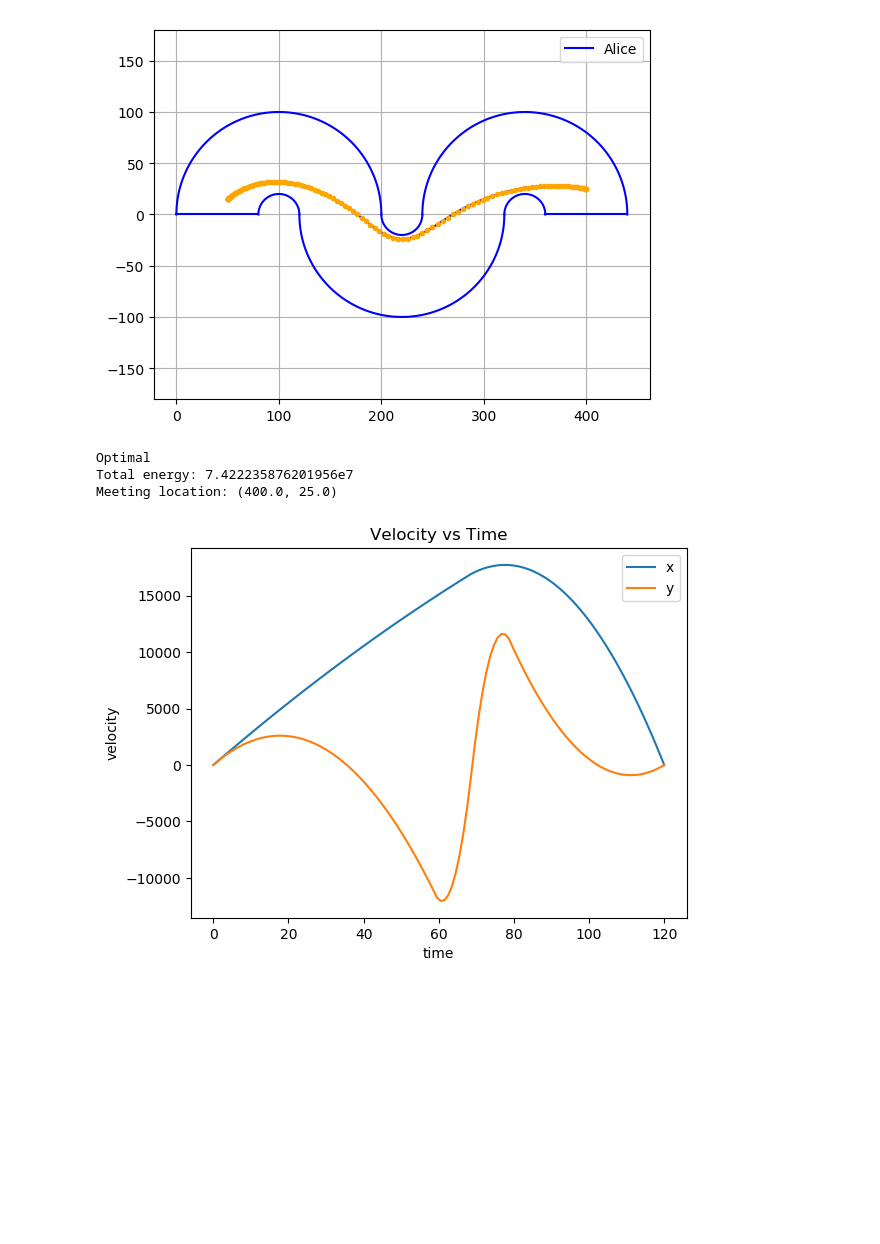
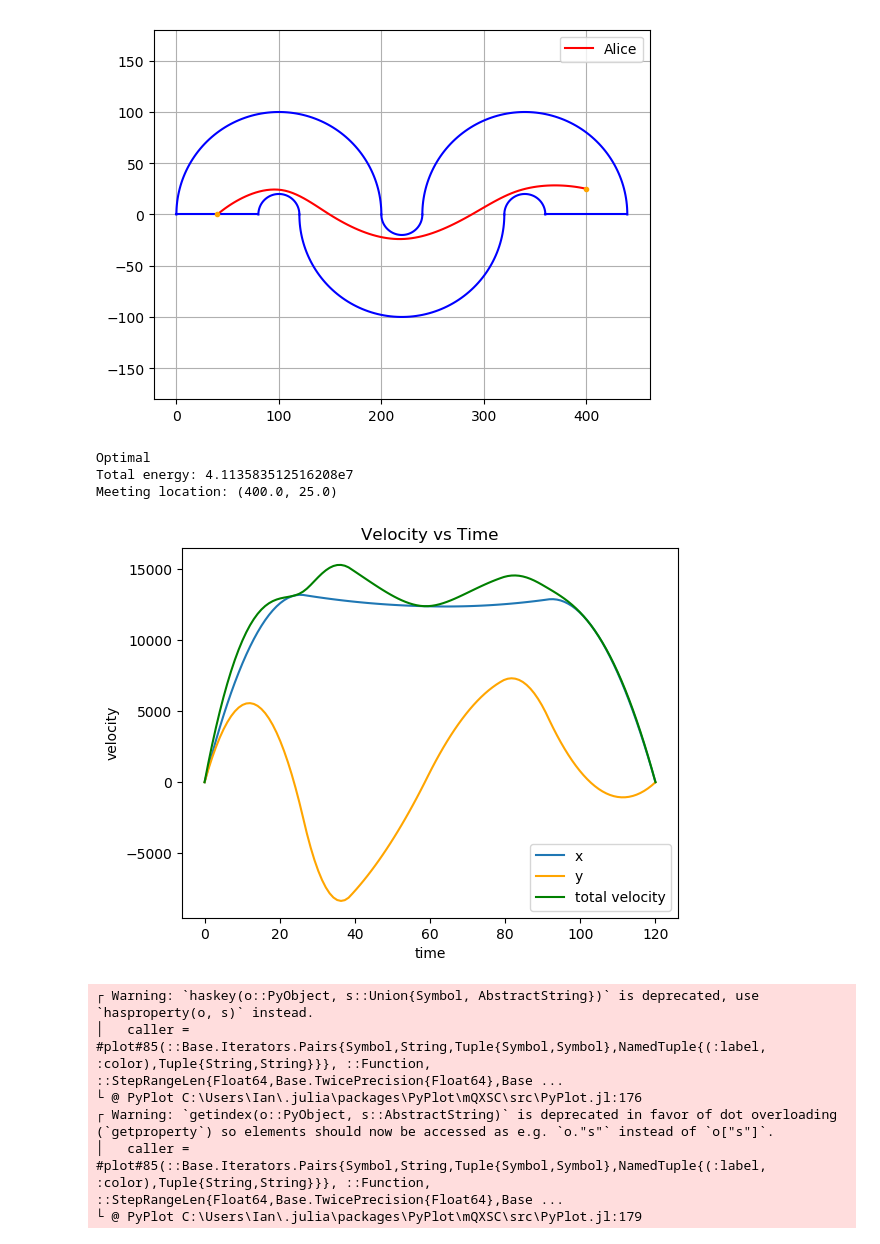
Before and after one commit to apletta/Optimization_PathPlanning, a Jupyter notebook: Macaroni.ipynb, the cells around one changed output. Saved outputs shown, nothing was run; the diff lists cells and outputs as text; code cells hidden in the pictures; blank space fills up the shorter version.

```diff
--- a/Macaroni.ipynb
+++ b/Macaroni.ipynb
@@ -4,10 +4,9 @@ using JuMP, PyPlot, Ipopt
 # Define model, variables, constraints, objective
 m = Model(solver=IpoptSolver(print_level=0))
 
-time = 120
-start = [50, 15]
+ti = 120
+start = [40, 0]
 finish = [400, 25]
-#time_step = 36
 circles = [100 0;
             100 0;
             ]
@@ -15,58 +14,49 @@ circles_U = [ 220 0;
             220 0;]
 circles2 = [340 0;
             340 0;]
-
-
 r = [20,100]
 
 num_circles, dim = size(circles)
-tstep = time/3
+tstep = floor(Int, ti/3)
 
-@variable(m, x_A[1:2, 1:time])
-@variable(m, v_A[1:2, 1:time])
-@variable(m, u_A[1:2, 1:time])
+@variable(m, x_A[1:2, 1:ti])
+@variable(m, v_A[1:2, 1:ti])
+@variable(m, u_A[1:2, 1:ti])
 
-# x index on east/west, y index on north/south
-@constraint(m, x_A[:, 1] .== start) # Alice's initial position
-@constraint(m, v_A[:, 1] .== [0, 0]) # Alice's initial velocity
+# x index, y index
+@constraint(m, x_A[:, 1] .== start) # Robot's initial position
+@constraint(m, v_A[:, 1] .== [0, 0]) # Robot's initial velocity
 @constraint(m, 0 .<= x_A[1, :] .<= 440  )
 @constraint(m, -100 .<= x_A[2, :] .<= 100  )
 
-#setvalue(x_A[:, 13], [20, 25])
-#setvalue(x_A[:, 25], [100, 40])
-
 # Keep path away from obstacles defined by radii from circle center
-for t in 1:60
+for t in 1:tstep
         @NLconstraint(m, (x_A[1,t]-circles[1,1])^2 + (x_A[2,t]-circles[1,2])^2  >= (r[1] + r[1]/5)^2)
         @NLconstraint(m, (x_A[1,t]-circles[2,1])^2 + (x_A[2,t]-circles[2,2])^2  <= (r[2])^2)
         @constraint(m, x_A[2,t] >= 0)
 end
 
-for t in 80:120
+for t in (2*tstep):ti
         @NLconstraint(m, (x_A[1,t]-circles2[1,1])^2 + (x_A[2,t]-circles2[1,2])^2  >= (r[1] + r[1]/5)^2)
         @NLconstraint(m, (x_A[1,t]-circles2[2,1])^2 + (x_A[2,t]-circles2[2,2])^2  <= (r[2])^2)
         @constraint(m, x_A[2,t] >= 0)
 end
 
 
-for t in 60:80
+for t in tstep:(2*tstep)
         @NLconstraint(m, (x_A[1,t]-circles_U[1,1])^2 + (x_A[2,t]-circles_U[1,2])^2  >= (r[1] + r[1]/5)^2)
         @NLconstraint(m, (x_A[1,t]-circles_U[2,1])^2 + (x_A[2,t]-circles_U[2,2])^2  <= (r[2])^2)
         @constraint(m, x_A[2,t] <= 0)
 end
 # Dynamic equations
-for t in 1:time-1
+for t in 1:ti-1
     @constraint(m, x_A[:, t+1] .== x_A[:, t] + (1/3600)*v_A[:, t]) # Alice's position
     @constraint(m, v_A[:, t+1] .== v_A[:, t] + u_A[:, t]) # Alice's velocity
 end
 
-@constraint(m, x_A[:, time] .== finish) # final location
-@constraint(m, v_A[:, time] .== [0,0]) # final velocity
+@constraint(m, x_A[:, ti] .== finish) # final location
+@constraint(m, v_A[:, ti] .== [0,0]) # final velocity
 
-# Adds up euclidian distance between each time step
-#d_tot = @NLexpression(m, sum{ (x_A[1,t+1]-x_A[1,t])^2 + (x_A[2,t+1]-x_A[2,t])^2, t=1:time-1} )
-
-#@NLobjective(m, Min, d_tot)
 @objective(m, Min, sum(u_A.^2)) # minimize total energy
 
 # Solve
@@ -76,17 +66,16 @@ println(status)
 # Output
 x_A = getvalue(x_A)
 println("Total energy: ", getobjectivevalue(m))
-println("Meeting location: (", x_A[1,time],", ",x_A[2,time],")")
+println("Meeting location: (", x_A[1,ti],", ",x_A[2,ti],")")
 
 # Graph path
-plot(x_A[1, :], x_A[2, :], color="blue", label="Alice")
-#plot(x_A[1, time_step], x_A[2, time_step], ".", color="orange")
+plot(x_A[1, :], x_A[2, :], color="red", label="Alice")
 t = range(0,stop=pi,length=100)
 
 for c in 1:num_circles
-    plot( circles[c,1] .+ r[c]*cos.(t), circles[c,2] .+ r[c]*sin.(t), color="blue")  # plot circle radius r with center (x1, x2)
+    plot( circles[c,1] .+ r[c]*cos.(t), circles[c,2] .+ r[c]*sin.(t), color="blue")
     plot( circles2[c,1] .+ r[c]*cos.(t), circles2[c,2] .+ r[c]*sin.(t), color="blue")
-    plot( circles_U[c,1] .- r[c]*cos.(t), (circles_U[c,2] .+ r[c]*sin.(t2)).*-1, color="blue")
+    plot( circles_U[c,1] .- r[c]*cos.(t), (circles_U[c,2] .+ r[c]*sin.(t)).*-1, color="blue")
 end
 
 botWallLX = range(0, stop=80, length = 10)
@@ -101,8 +90,8 @@ plot(start[1], start[2], ".", color="orange")
 plot(finish[1], finish[2], ".", color="orange")
 
 # Plot time steps
-for t in 1:time
-   plot(x_A[1, t], x_A[2, t], ".", color="orange")
+for t in 1:ti
+   plot(x_A[1, t], x_A[2, t], "-", color="orange")
 end
 
 # Formatting
@@ -111,19 +100,27 @@ grid("on")
 legend()
 ;
 # %% [output]
-[figure, old version]
+[figure, new version]
 Optimal
-Total energy: 7.422235876201956e7
+Total energy: 4.113583512516208e7
 Meeting location: (400.0, 25.0)
 # %%
-x = range(0, stop=time, length=time)
-plot(x[:], getvalue(v_A)[1,:], label="x" )
-plot(x[:], getvalue(v_A)[2,:], label="y" )
+x = range(0, stop=ti, length=ti)
+plot(x[:], getvalue(v_A)[1,:], label="x", )
+plot(x[:], getvalue(v_A)[2,:], label="y", color="orange" )
+total_v = (getvalue(v_A[1,:]).^2 + getvalue(v_A[2,:]).^2).^0.5
+plot(x, total_v, label="total velocity", color="green")
 title("Velocity vs Time")
 xlabel("time")
 ylabel("velocity")
 legend()
 ;
 # %% [output]
-[figure, old version]
+[figure, new version]
+┌ Warning: `haskey(o::PyObject, s::Union{Symbol, AbstractString})` is deprecated, use `hasproperty(o, s)` instead.
+│   caller = #plot#85(::Base.Iterators.Pairs{Symbol,String,Tuple{Symbol,Symbol},NamedTuple{(:label, :color),Tuple{String,String}}}, ::Function, ::StepRangeLen{Float64,Base.TwicePrecision{Float64},Base ...
+└ @ PyPlot C:\Users\Ian\.julia\packages\PyPlot\mQXSC\src\PyPlot.jl:176
+┌ Warning: `getindex(o::PyObject, s::AbstractString)` is deprecated in favor of dot overloading (`getproperty`) so elements should now be accessed as e.g. `o."s"` instead of `o["s"]`.
+│   caller = #plot#85(::Base.Iterators.Pairs{Symbol,String,Tuple{Symbol,Symbol},NamedTuple{(:label, :color),Tuple{String,String}}}, ::Function, ::StepRangeLen{Float64,Base.TwicePrecision{Float64},Base ...
+└ @ PyPlot C:\Users\Ian\.julia\packages\PyPlot\mQXSC\src\PyPlot.jl:179
 # %%
```
Also changed, not shown: parts of 1 cell of this notebook, 1 other file.
